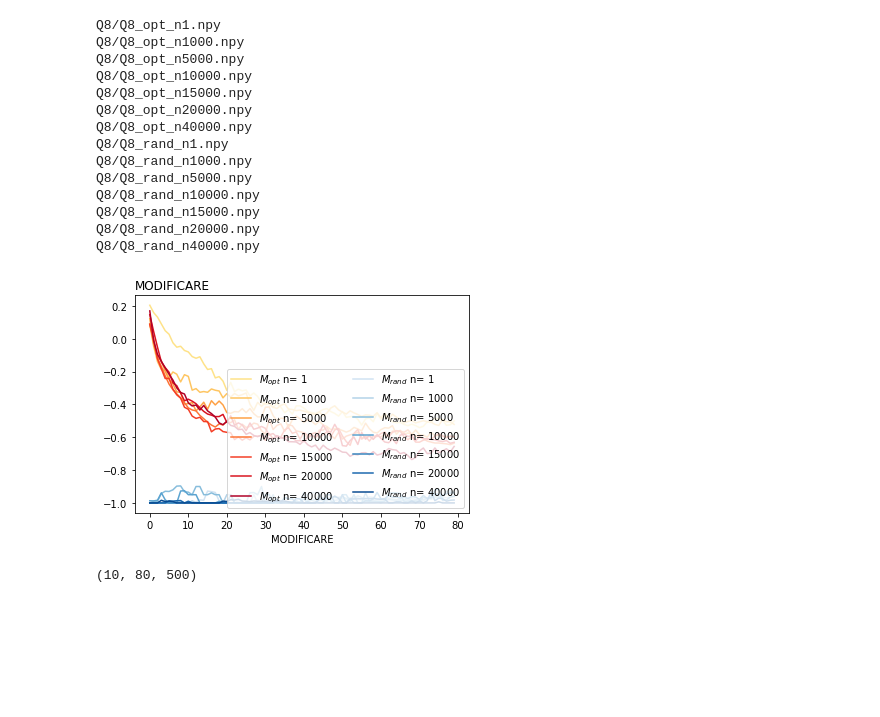
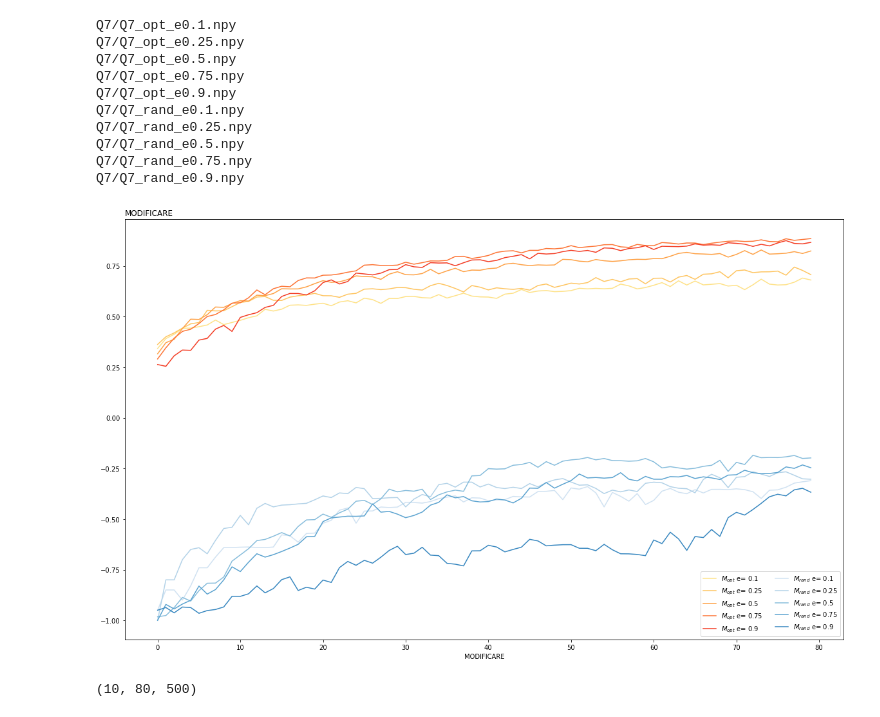
Before and after one commit to fraborg99/ANN---project, a Jupyter notebook: project/Graphs.ipynb, the cells around one changed output. Drawn from its saved outputs; the diff is of its cells as text; code cells hidden in the pictures; blank space fills up the shorter version.

Commit message:
graph Q3_NOSHOW

```diff
--- a/project/Graphs.ipynb
+++ b/project/Graphs.ipynb
@@ -44,27 +44,23 @@ def graph(value_list, value_str, Q_str):
 # %%
 e_list = [0.1, 0.25, 0.5, 0.75, 0.9]
 n_list = [1,1000,5000,10000,15000,20000,40000]
 
-value_str = 'n'
-Q_str = 'Q8'
+value_str = 'e'
+Q_str = 'Q7'
 
-graph(n_list, value_str, Q_str)
+graph(e_list, value_str, Q_str)
 # %% [output]
-Q8/Q8_opt_n1.npy
-Q8/Q8_opt_n1000.npy
-Q8/Q8_opt_n5000.npy
-Q8/Q8_opt_n10000.npy
-Q8/Q8_opt_n15000.npy
-Q8/Q8_opt_n20000.npy
-Q8/Q8_opt_n40000.npy
-Q8/Q8_rand_n1.npy
-Q8/Q8_rand_n1000.npy
-Q8/Q8_rand_n5000.npy
-Q8/Q8_rand_n10000.npy
-Q8/Q8_rand_n15000.npy
-Q8/Q8_rand_n20000.npy
-Q8/Q8_rand_n40000.npy
+Q7/Q7_opt_e0.1.npy
+Q7/Q7_opt_e0.25.npy
+Q7/Q7_opt_e0.5.npy
+Q7/Q7_opt_e0.75.npy
+Q7/Q7_opt_e0.9.npy
+Q7/Q7_rand_e0.1.npy
+Q7/Q7_rand_e0.25.npy
+Q7/Q7_rand_e0.5.npy
+Q7/Q7_rand_e0.75.npy
+Q7/Q7_rand_e0.9.npy
-[figure, old version]
+[figure, new version]
 # %%
 rewards = np.load(r"C:\Users\artur\OneDrive\Documenti\GitHub\ANN\ANN---project\project\Q7\Q7_opt_e0.npy", allow_pickle = True)
 # %%
```
Also changed, not shown: 1 other file.
